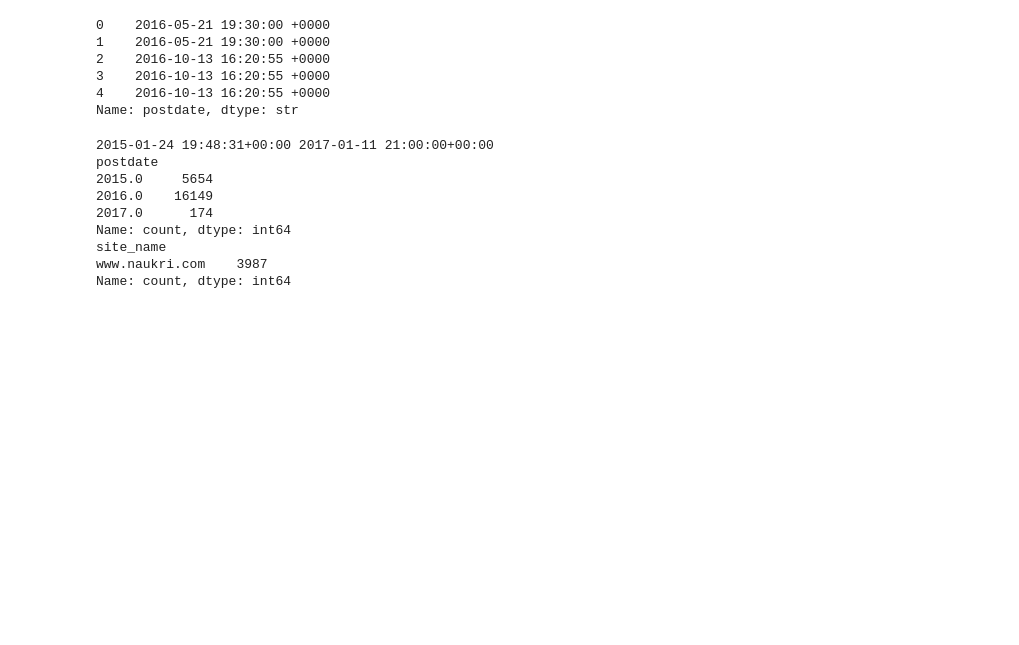
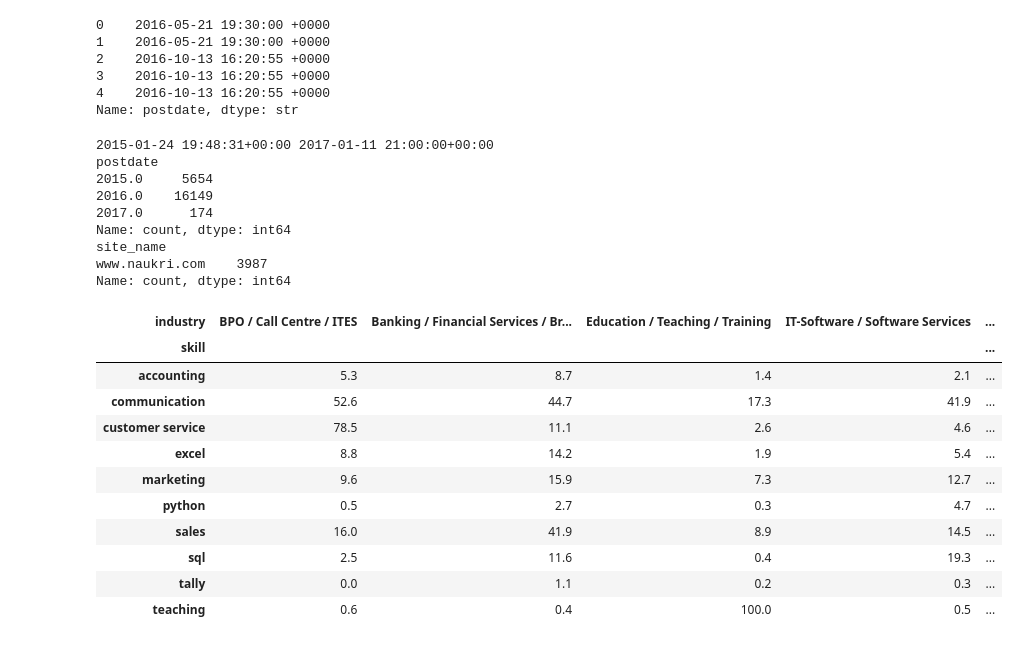
Before and after one commit to SadeepDudekula/india-job-market-analysis, a Jupyter notebook: notebooks/1_explore.ipynb, the cells around one changed output. Saved outputs shown, nothing was run; the diff lists cells and outputs as text; code cells hidden in the pictures; blank space fills up the shorter version.

Commit message:
Check dataset date range and compare skills by industry

```diff
--- a/notebooks/1_explore.ipynb
+++ b/notebooks/1_explore.ipynb
@@ -206,3 +206,25 @@ Name: count, dtype: int64
 site_name
 www.naukri.com    3987
 Name: count, dtype: int64
+# %%
+top_inds = df["industry"].value_counts().head(5).index
+rows = []
+for ind in top_inds:
+    sub = clean[df["industry"] == ind]
+    for s in skills:
+        share = sub.str.contains(rf"\b{re.escape(s)}s?\b", na=False).mean() * 100
+        rows.append({"industry": ind, "skill": s, "share": share})
+pd.DataFrame(rows).pivot(index="skill", columns="industry", values="share").round(1)
+# %% [output]
+| industry | BPO / Call Centre / ITES | Banking / Financial Services / Br... | Education / Teaching / Training | IT-Software / Software Services | ... |
+| skill |  |  |  |  | ... |
+| accounting | 5.3 | 8.7 | 1.4 | 2.1 | ... |
+| communication | 52.6 | 44.7 | 17.3 | 41.9 | ... |
+| customer service | 78.5 | 11.1 | 2.6 | 4.6 | ... |
+| excel | 8.8 | 14.2 | 1.9 | 5.4 | ... |
+| marketing | 9.6 | 15.9 | 7.3 | 12.7 | ... |
+| python | 0.5 | 2.7 | 0.3 | 4.7 | ... |
+| sales | 16.0 | 41.9 | 8.9 | 14.5 | ... |
+| sql | 2.5 | 11.6 | 0.4 | 19.3 | ... |
+| tally | 0.0 | 1.1 | 0.2 | 0.3 | ... |
+| teaching | 0.6 | 0.4 | 100.0 | 0.5 | ... |
```
